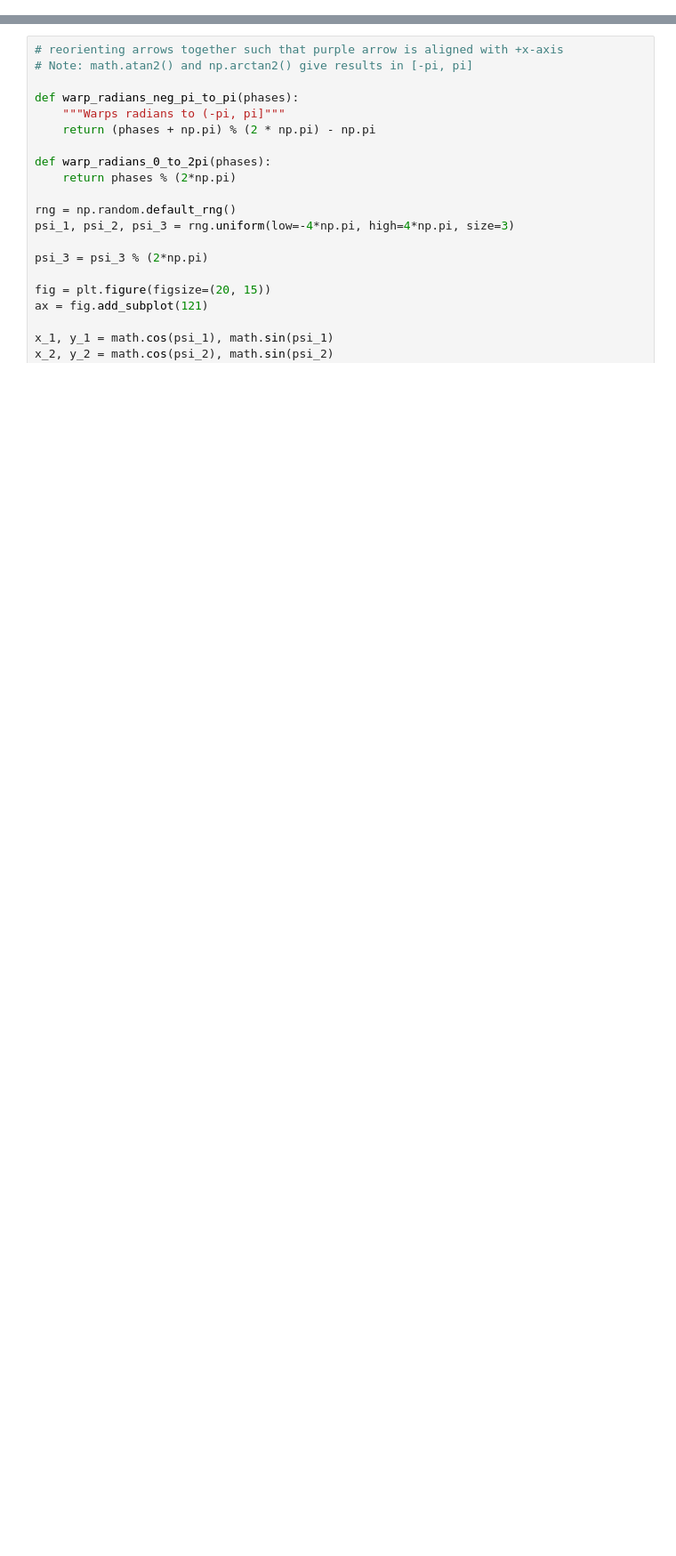
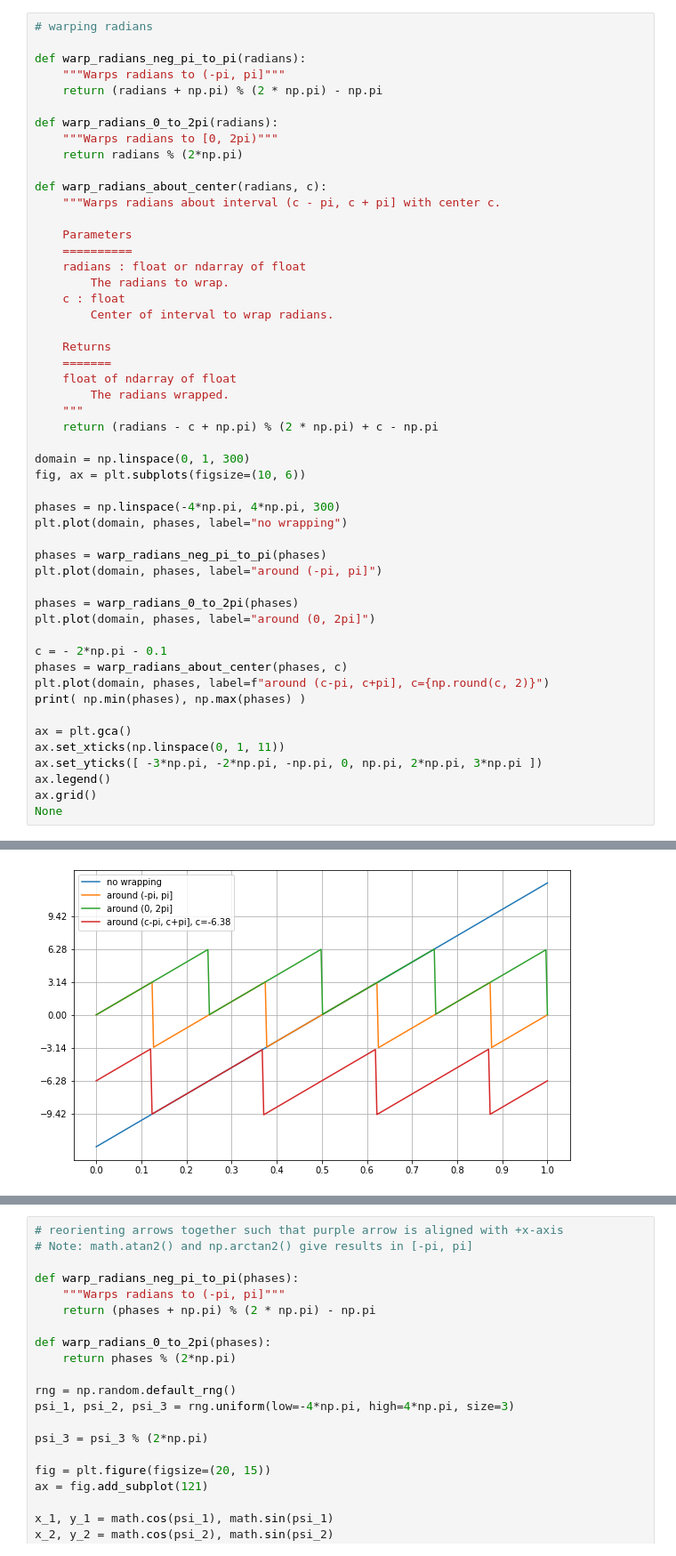
Before and after one commit to fireofearth/document, a Jupyter notebook: python/doc.composite.ipynb, the cells around one changed output, grey strips where cells are left out. Shown at 89% size. Cells and saved outputs as stored; diff of their text form; blank space fills up the shorter version.

```diff
--- a/python/doc.composite.ipynb
+++ b/python/doc.composite.ipynb
@@ -28 +29,53 @@ import utility as util
 pp = pprint.PrettyPrinter(indent=4)
+# %%
+# warping radians
+
+def warp_radians_neg_pi_to_pi(radians):
+    """Warps radians to (-pi, pi]"""
+    return (radians + np.pi) % (2 * np.pi) - np.pi
+
+def warp_radians_0_to_2pi(radians):
+    """Warps radians to [0, 2pi)"""
+    return radians % (2*np.pi)
+
+def warp_radians_about_center(radians, c):
+    """Warps radians about interval (c - pi, c + pi] with center c.
+
+    Parameters
+    ==========
+    radians : float or ndarray of float
+        The radians to wrap.
+    c : float
+        Center of interval to wrap radians.
+
+    Returns
+    =======
+    float of ndarray of float
+        The radians wrapped.
+    """
+    return (radians - c + np.pi) % (2 * np.pi) + c - np.pi
+
+domain = np.linspace(0, 1, 300)
+fig, ax = plt.subplots(figsize=(10, 6))
+
+phases = np.linspace(-4*np.pi, 4*np.pi, 300)
+plt.plot(domain, phases, label="no wrapping")
+
+phases = warp_radians_neg_pi_to_pi(phases)
+plt.plot(domain, phases, label="around (-pi, pi]")
+
+phases = warp_radians_0_to_2pi(phases)
+plt.plot(domain, phases, label="around (0, 2pi]")
+
+c = - 2*np.pi - 0.1
+phases = warp_radians_about_center(phases, c)
+plt.plot(domain, phases, label=f"around (c-pi, c+pi], c={np.round(c, 2)}")
+print( np.min(phases), np.max(phases) )
+
+ax = plt.gca()
+ax.set_xticks(np.linspace(0, 1, 11))
+ax.set_yticks([ -3*np.pi, -2*np.pi, -np.pi, 0, np.pi, 2*np.pi, 3*np.pi ])
+ax.legend()
+ax.grid()
+None
+# %% [output]
@@ -29 +83,2 @@ pp = pprint.PrettyPrinter(indent=4)
+[figure, added]
 # %%
```
Also changed, not shown: parts of 6 cells of this notebook, 24 other files.
